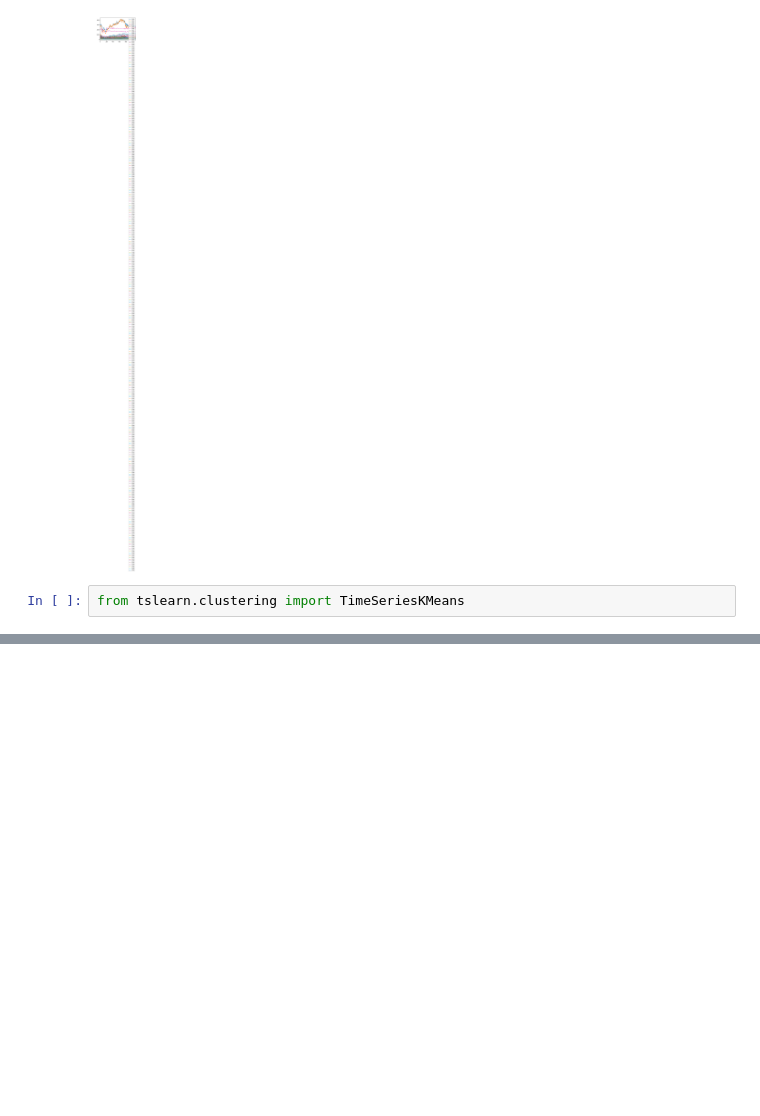
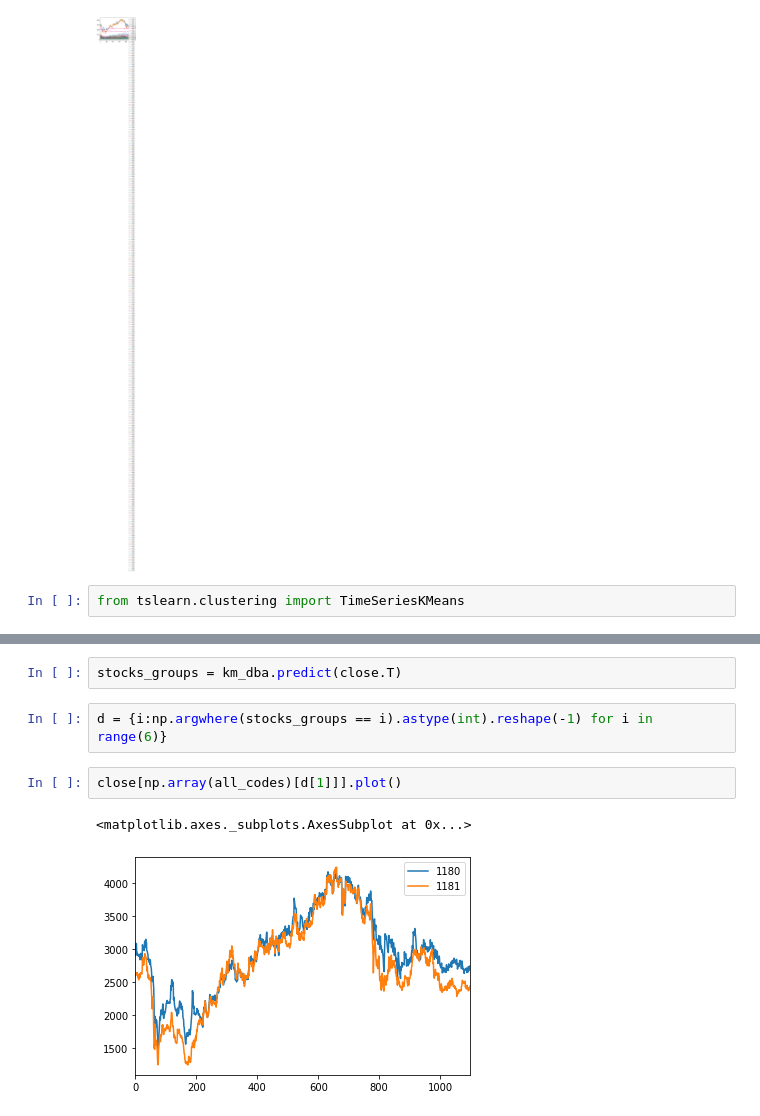
Before and after one commit to PuzzlingMojito/Ubiquant-Contest, a Jupyter notebook: notebooks/Untitled2.ipynb, the cells around one changed output, grey strips where cells are left out. Cells and saved outputs as stored; diff of their text form; blank space fills up the shorter version.

```diff
--- a/notebooks/Untitled2.ipynb
+++ b/notebooks/Untitled2.ipynb
@@ -71,0 +79,9 @@ plt.plot(km_dba.cluster_centers_[2].reshape(-1))
+# %%
+stocks_groups = km_dba.predict(close.T)
+# %%
+d = {i:np.argwhere(stocks_groups == i).astype(int).reshape(-1) for i in range(6)}
+# %%
+close[np.array(all_codes)[d[1]]].plot()
+# %% [output]
+<matplotlib.axes._subplots.AxesSubplot at 0x...>
+[figure, added]
```
Also changed, not shown: parts of 9 cells of this notebook, 3 other files.
